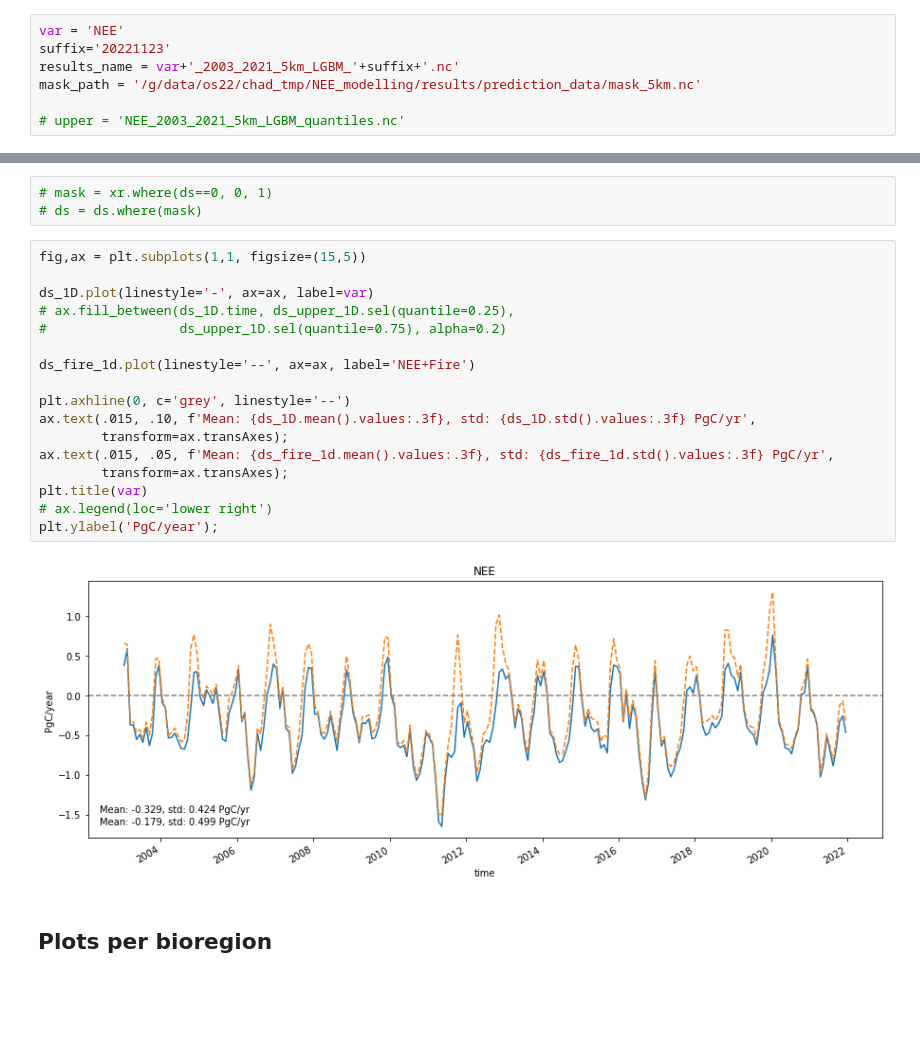
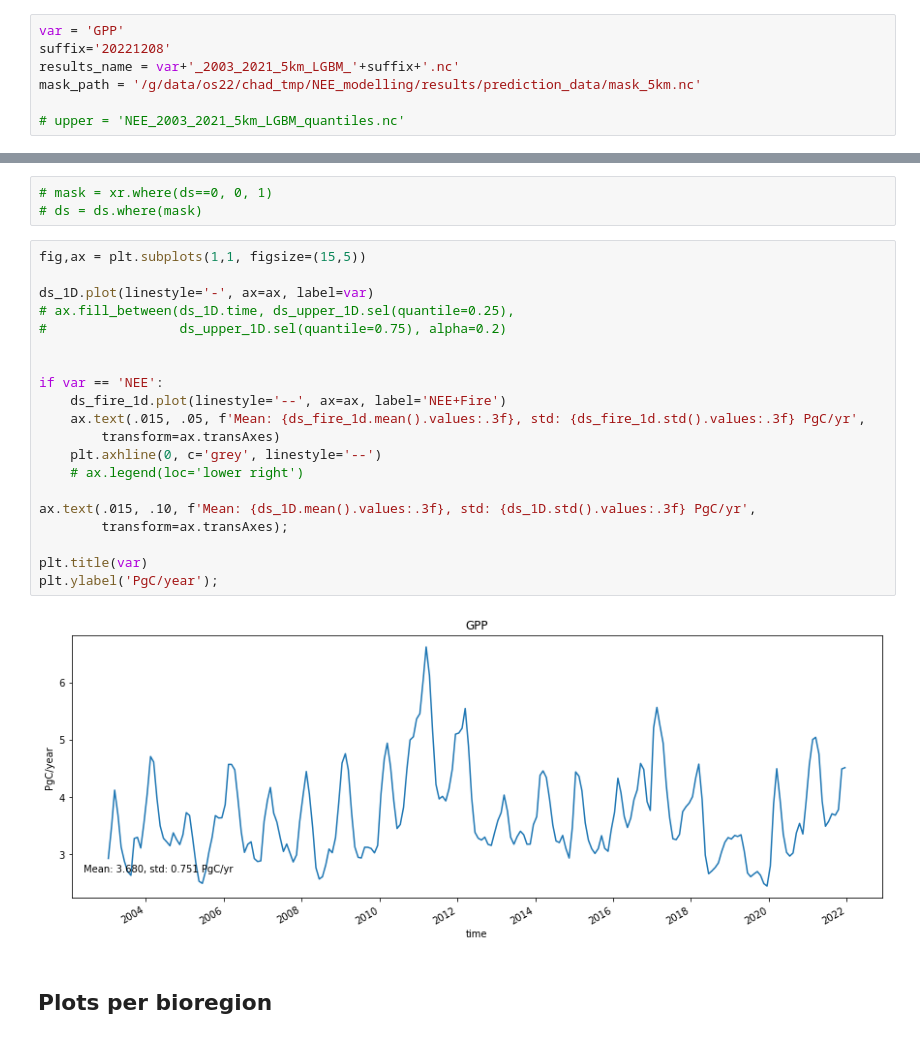
Before and after one commit to cbur24/NEE_modelling, a Jupyter notebook: 6_Plot_results.ipynb, the cells around one changed output, grey strips where cells are left out. Drawn from its saved outputs; the diff is of its cells as text; blank space fills up the shorter version.

```diff
--- a/6_Plot_results.ipynb
+++ b/6_Plot_results.ipynb
@@ -20,8 +20,8 @@ warnings.filterwarnings("ignore")
 # %% [markdown]
 ## Analysis Parameters
 # %%
-var = 'NEE'
-suffix='20221123'
+var = 'GPP'
+suffix='20221208'
 results_name = var+'_2003_2021_5km_LGBM_'+suffix+'.nc'
 mask_path = '/g/data/os22/chad_tmp/NEE_modelling/results/prediction_data/mask_5km.nc'
 
@@ -88,22 +89,25 @@ ds_fire_1d = ds_1D+fire
 # %%
 fig,ax = plt.subplots(1,1, figsize=(15,5))
 
 ds_1D.plot(linestyle='-', ax=ax, label=var)
 # ax.fill_between(ds_1D.time, ds_upper_1D.sel(quantile=0.25),
 #                 ds_upper_1D.sel(quantile=0.75), alpha=0.2)
 
-ds_fire_1d.plot(linestyle='--', ax=ax, label='NEE+Fire')
 
-plt.axhline(0, c='grey', linestyle='--')
+if var == 'NEE':
+    ds_fire_1d.plot(linestyle='--', ax=ax, label='NEE+Fire')
+    ax.text(.015, .05, f'Mean: {ds_fire_1d.mean().values:.3f}, std: {ds_fire_1d.std().values:.3f} PgC/yr',
+        transform=ax.transAxes)
+    plt.axhline(0, c='grey', linestyle='--')
+    # ax.legend(loc='lower right')
+
 ax.text(.015, .10, f'Mean: {ds_1D.mean().values:.3f}, std: {ds_1D.std().values:.3f} PgC/yr',
         transform=ax.transAxes);
-ax.text(.015, .05, f'Mean: {ds_fire_1d.mean().values:.3f}, std: {ds_fire_1d.std().values:.3f} PgC/yr',
-        transform=ax.transAxes);
+
 plt.title(var)
-# ax.legend(loc='lower right')
 plt.ylabel('PgC/year');
 # %% [output]
-[figure, old version]
+[figure, new version]
 # %% [markdown]
 ## Plots per bioregion
 # %%
```
Also changed, not shown: parts of 8 cells of this notebook, 38 other files.
